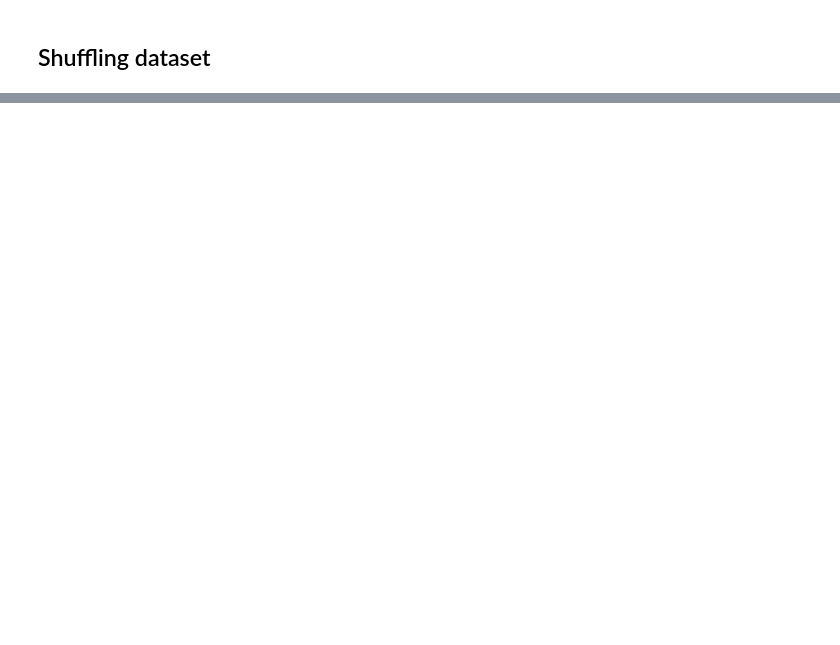
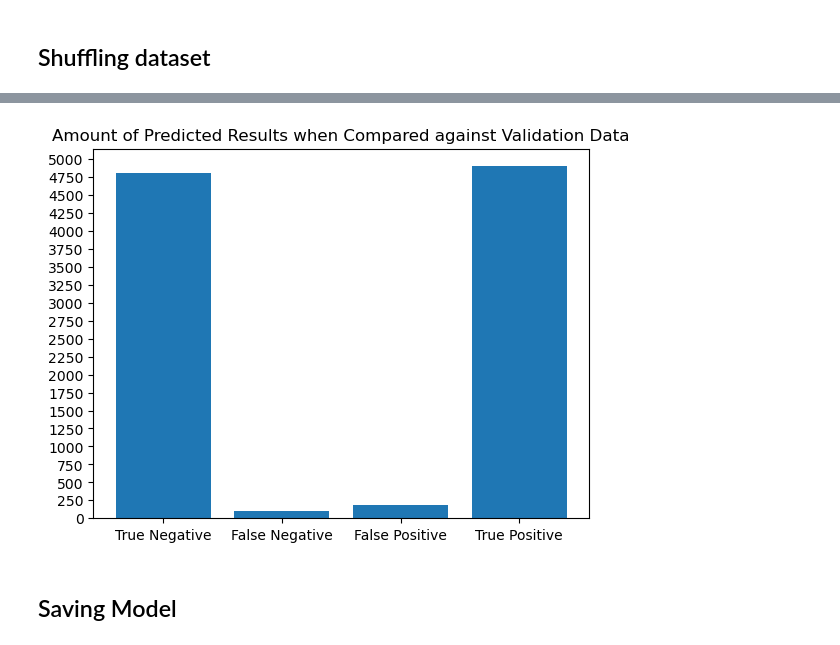
Before and after one commit to Yichen-Z/ece5831-2023-ccf, a Jupyter notebook: model_training.ipynb, the cells around one changed output, grey strips where cells are left out. Cells and saved outputs as stored; diff of their text form; code cells hidden in the pictures; blank space fills up the shorter version.

```diff
--- a/model_training.ipynb
+++ b/model_training.ipynb
@@ -589,0 +203,19 @@ plt.show()
+# %%
+barTable = {
+    "True Negative":table[0][0],
+    "False Negative":table[0][1],
+    "False Positive":table[1][0],
+    "True Positive":table[1][1]
+}
+# %%
+Y_STEP = 250
+
+plt.bar(range(len(barTable)), list(barTable.values()), align='center')
+plt.xticks(range(len(barTable)), list(barTable.keys()))
+plt.yticks(np.arange(0, max(barTable.values()) + Y_STEP, Y_STEP))
+plt.title("Amount of Predicted Results when Compared against Validation Data")
+plt.show()
+# %% [output]
+[figure, added]
+# %% [markdown]
+## Saving Model
```
Also changed, not shown: parts of 103 cells of this notebook, 7 other files.
